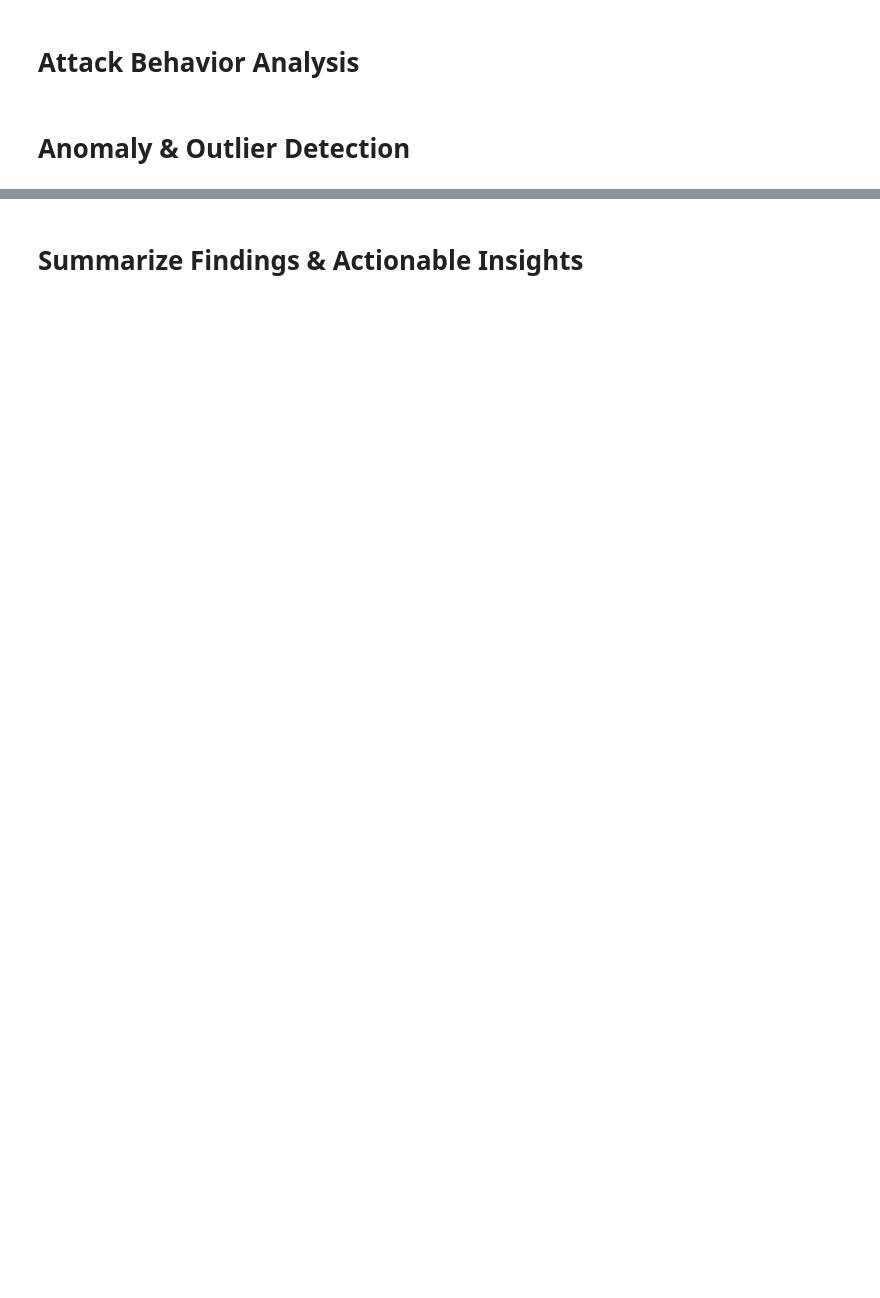
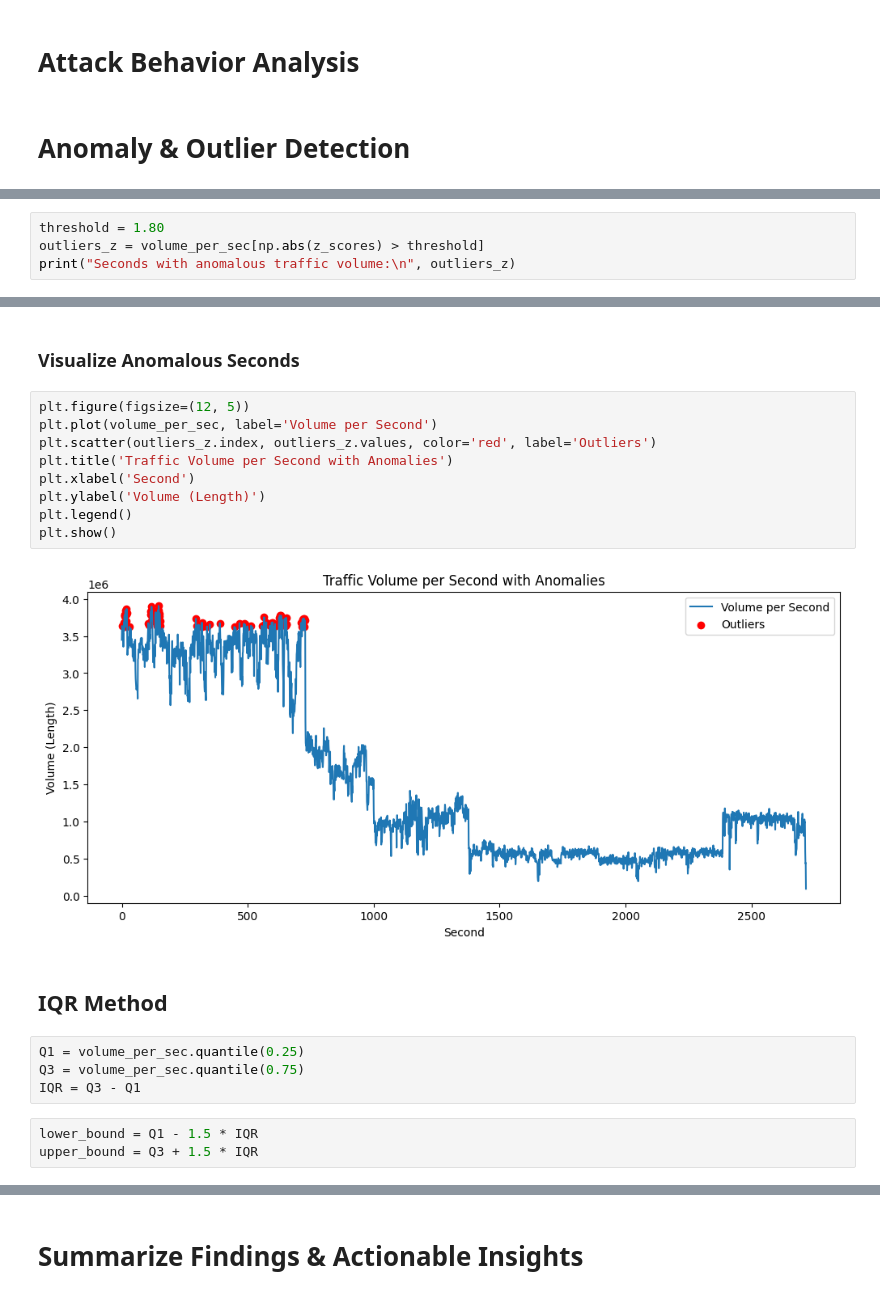
Before and after one commit to DannyAT97/loic-ddos-dataset, a Jupyter notebook: analysis.ipynb, the cells around one changed output, grey strips where cells are left out. Cells and saved outputs as stored; diff of their text form; blank space fills up the shorter version.

```diff
--- a/analysis.ipynb
+++ b/analysis.ipynb
@@ -197,0 +305,4 @@ TypeError: 'NoneType' object is not callable
+# %%
+threshold = 1.80
+outliers_z = volume_per_sec[np.abs(z_scores) > threshold]
+print("Seconds with anomalous traffic volume:\n", outliers_z)
@@ -197,0 +343,22 @@ TypeError: 'NoneType' object is not callable
+# %% [markdown]
+### Visualize Anomalous Seconds
+# %%
+plt.figure(figsize=(12, 5))
+plt.plot(volume_per_sec, label='Volume per Second')
+plt.scatter(outliers_z.index, outliers_z.values, color='red', label='Outliers')
+plt.title('Traffic Volume per Second with Anomalies')
+plt.xlabel('Second')
+plt.ylabel('Volume (Length)')
+plt.legend()
+plt.show()
+# %% [output]
+[figure, added]
+# %% [markdown]
+## IQR Method
+# %%
+Q1 = volume_per_sec.quantile(0.25)
+Q3 = volume_per_sec.quantile(0.75)
+IQR = Q3 - Q1
+# %%
+lower_bound = Q1 - 1.5 * IQR
+upper_bound = Q3 + 1.5 * IQR
```
Also changed, not shown: parts of 71 cells of this notebook, 1 other file.
